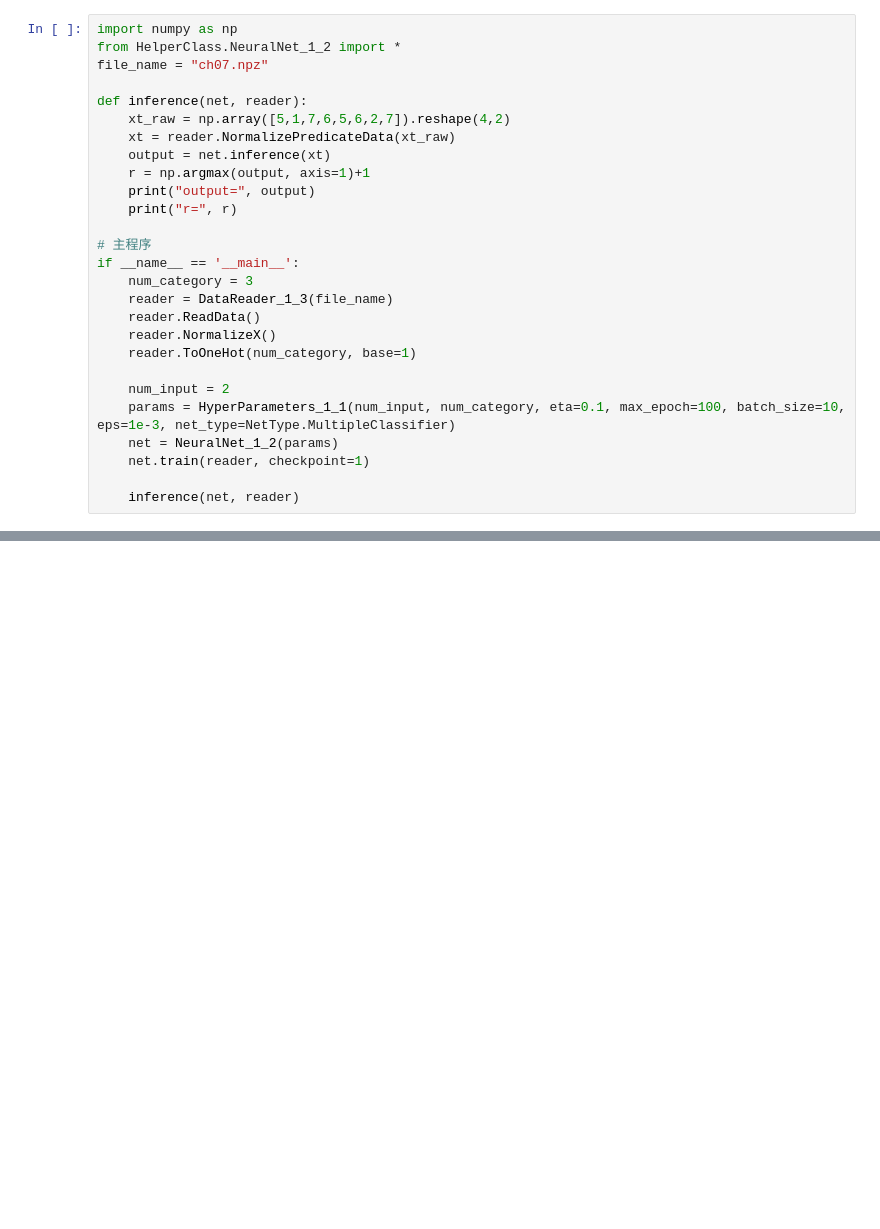
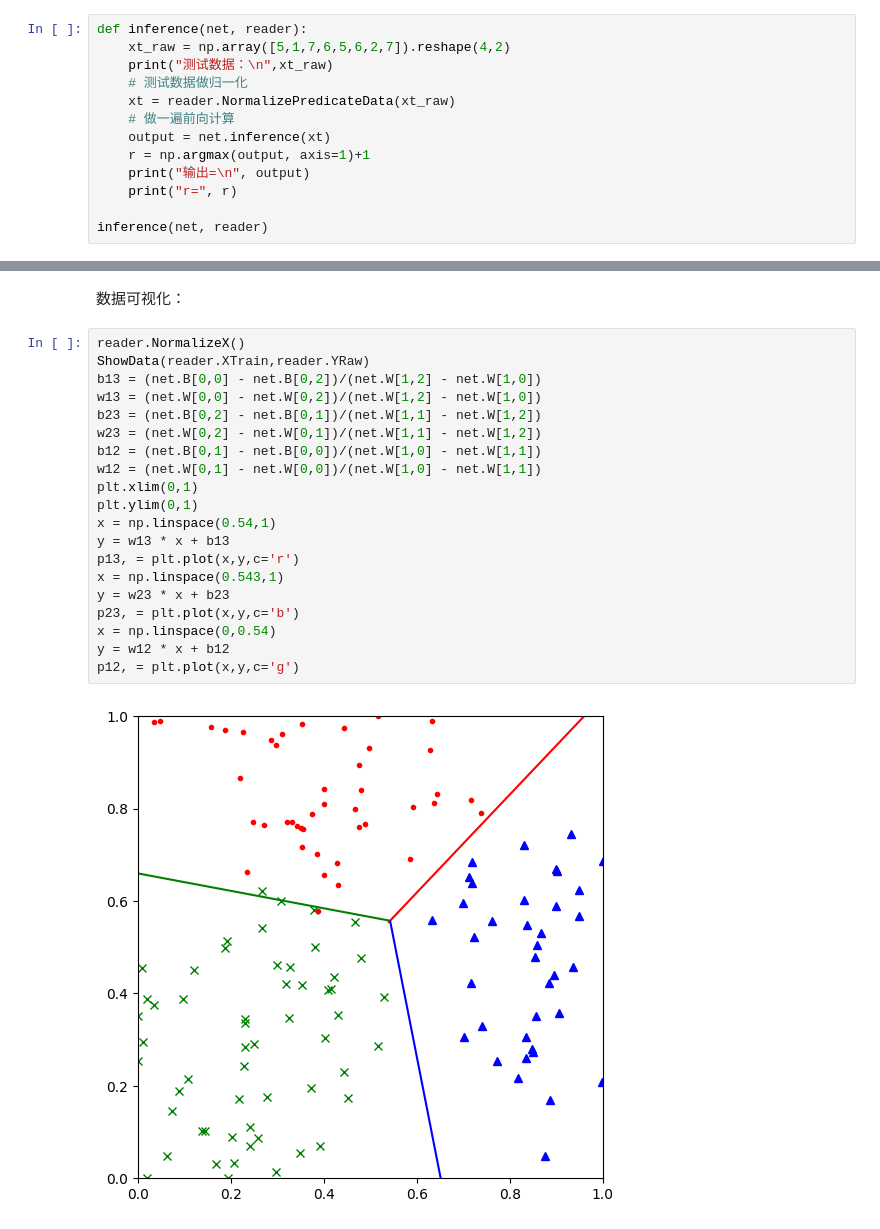
Before and after one commit to muyoou/AI_note, a Jupyter notebook: 线性多分类/线性分类-多分类函数.ipynb, the cells around one changed output, grey strips where cells are left out. Saved outputs shown, nothing was run; the diff lists cells and outputs as text; blank space fills up the shorter version.

```diff
--- a/线性多分类/线性分类-多分类函数.ipynb
+++ b/线性多分类/线性分类-多分类函数.ipynb
@@ -1,28 +264,14 @@
 # %%
-import numpy as np
-from HelperClass.NeuralNet_1_2 import *
-file_name = "ch07.npz"
-
 def inference(net, reader):
     xt_raw = np.array([5,1,7,6,5,6,2,7]).reshape(4,2)
+    print("测试数据：\n",xt_raw)
+    # 测试数据做归一化
     xt = reader.NormalizePredicateData(xt_raw)
+    # 做一遍前向计算
     output = net.inference(xt)
     r = np.argmax(output, axis=1)+1
-    print("output=", output)
+    print("输出=\n", output)
     print("r=", r)
 
-# 主程序
-if __name__ == '__main__':
-    num_category = 3
-    reader = DataReader_1_3(file_name)
-    reader.ReadData()
-    reader.NormalizeX()
-    reader.ToOneHot(num_category, base=1)
-
-    num_input = 2
-    params = HyperParameters_1_1(num_input, num_category, eta=0.1, max_epoch=100, batch_size=10, eps=1e-3, net_type=NetType.MultipleClassifier)
-    net = NeuralNet_1_2(params)
-    net.train(reader, checkpoint=1)
-
-    inference(net, reader)
+inference(net, reader)
 # %% [output]
@@ -54,0 +289,24 @@ r= [2 3 1 1]
+# %% [markdown]
+数据可视化：
+# %%
+reader.NormalizeX()
+ShowData(reader.XTrain,reader.YRaw)
+b13 = (net.B[0,0] - net.B[0,2])/(net.W[1,2] - net.W[1,0])
+w13 = (net.W[0,0] - net.W[0,2])/(net.W[1,2] - net.W[1,0])
+b23 = (net.B[0,2] - net.B[0,1])/(net.W[1,1] - net.W[1,2])
+w23 = (net.W[0,2] - net.W[0,1])/(net.W[1,1] - net.W[1,2])
+b12 = (net.B[0,1] - net.B[0,0])/(net.W[1,0] - net.W[1,1])
+w12 = (net.W[0,1] - net.W[0,0])/(net.W[1,0] - net.W[1,1])
+plt.xlim(0,1)
+plt.ylim(0,1)
+x = np.linspace(0.54,1)
+y = w13 * x + b13
+p13, = plt.plot(x,y,c='r')
+x = np.linspace(0.543,1)
+y = w23 * x + b23
+p23, = plt.plot(x,y,c='b')
+x = np.linspace(0,0.54)
+y = w12 * x + b12
+p12, = plt.plot(x,y,c='g')
+# %% [output]
+[figure, added]
```
Also changed, not shown: parts of 28 cells of this notebook, 1 other file.
